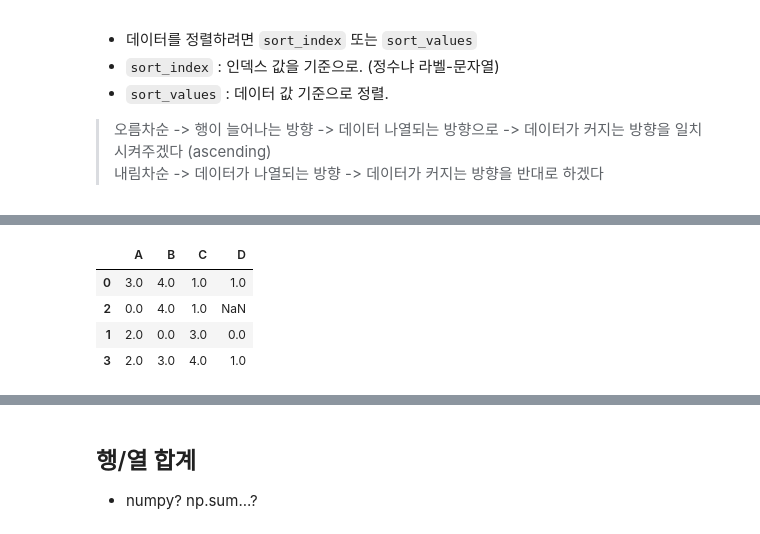
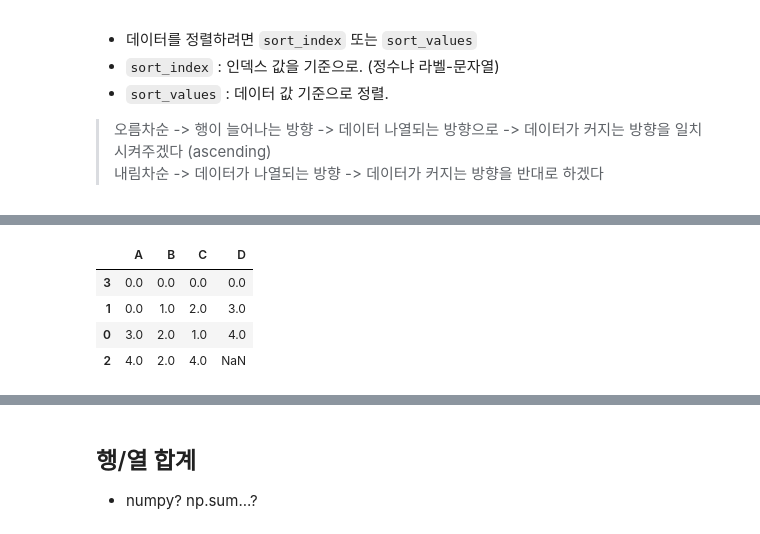
Before and after one commit to shims94/230621_dataframe, a Jupyter notebook: 230621_데이터프레임조작.ipynb, the cells around one changed output, grey strips where cells are left out. Drawn from its saved outputs; the diff is of its cells as text; code cells hidden in the pictures.

```diff
--- a/230621_데이터프레임조작.ipynb
+++ b/230621_데이터프레임조작.ipynb
@@ -387,0 +398,4 @@ memory usage: 80.7+ KB
+# %%
+np.random.seed(621)
+df = pd.DataFrame(np.random.randint(5, size=(4, 4)), dtype=float)
+df
@@ -387,0 +420,2 @@ memory usage: 80.7+ KB
+# %%
+df.iloc[2, 3] = np.nan
@@ -387,0 +442,3 @@ memory usage: 80.7+ KB
+# %%
+df.columns = ['A', 'B', 'C', 'D']
+df
@@ -544,8 +829,11 @@ dtype: float64
 # %%
 # 데이터 프레임의 경우에는 sort_values 하고 싶으면 기준이 되는 열의 라벨(이름)을 by로 지정해야한다
+# df.sort_values() # 'by'
+# df.sort_values(by='A')
+df.sort_values(by='B')
 # %% [output]
 |  | A | B | C | D |
-| 0 | 3.0 | 4.0 | 1.0 | 1.0 |
-| 2 | 0.0 | 4.0 | 1.0 | NaN |
-| 1 | 2.0 | 0.0 | 3.0 | 0.0 |
-| 3 | 2.0 | 3.0 | 4.0 | 1.0 |
+| 3 | 0.0 | 0.0 | 0.0 | 0.0 |
+| 1 | 0.0 | 1.0 | 2.0 | 3.0 |
+| 0 | 3.0 | 2.0 | 1.0 | 4.0 |
+| 2 | 4.0 | 2.0 | 4.0 | NaN |
```
Also changed, not shown: parts of 260 cells of this notebook.
